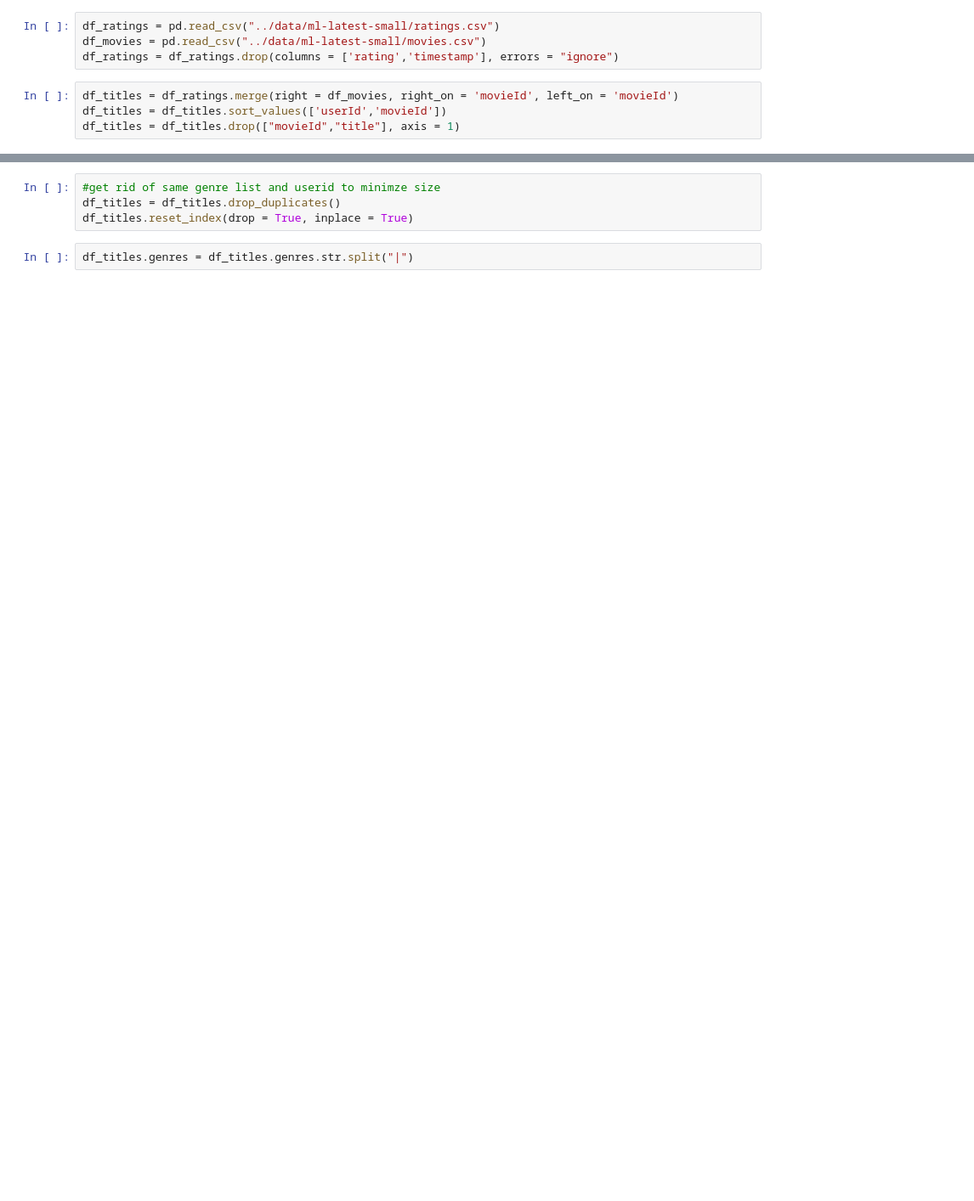
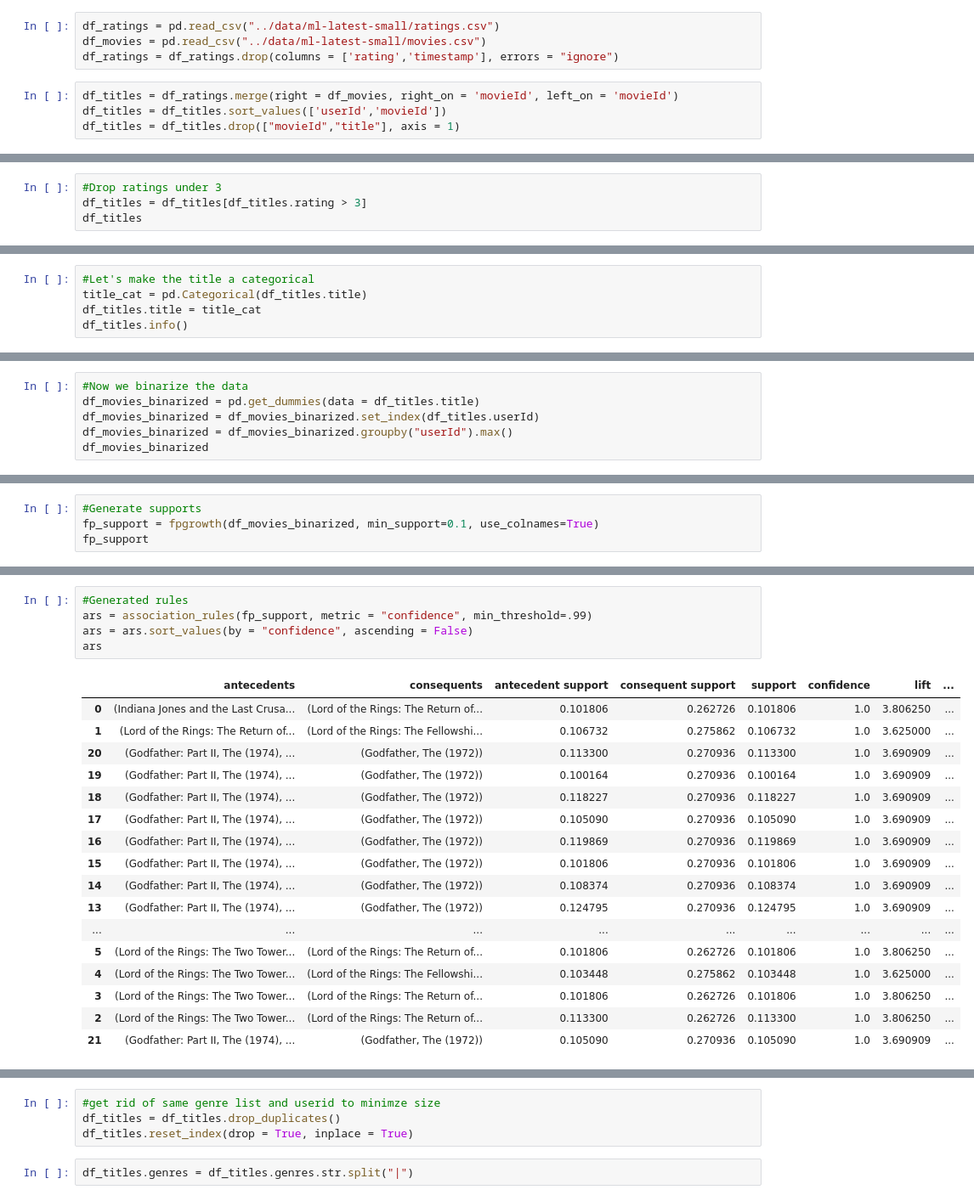
Before and after one commit to jaschaeff/DataMiningIntro, a Jupyter notebook: hw/hw1.ipynb, the cells around one changed output, grey strips where cells are left out. Shown: that part at 85% size. Cells and saved outputs as stored; diff of their text form; blank space fills up the shorter version.

```diff
--- a/hw/hw1.ipynb
+++ b/hw/hw1.ipynb
@@ -258,0 +526,4 @@ df_titles = df_titles.drop(["movieId","title"], axis = 1)
+# %%
+#Drop ratings under 3
+df_titles = df_titles[df_titles.rating > 3]
+df_titles
@@ -258,0 +544,5 @@ df_titles = df_titles.drop(["movieId","title"], axis = 1)
+# %%
+#Let's make the title a categorical
+title_cat = pd.Categorical(df_titles.title)
+df_titles.title = title_cat
+df_titles.info()
@@ -258,0 +564,6 @@ df_titles = df_titles.drop(["movieId","title"], axis = 1)
+# %%
+#Now we binarize the data
+df_movies_binarized = pd.get_dummies(data = df_titles.title)
+df_movies_binarized = df_movies_binarized.set_index(df_titles.userId)
+df_movies_binarized = df_movies_binarized.groupby("userId").max()
+df_movies_binarized
@@ -258,0 +585,4 @@ df_titles = df_titles.drop(["movieId","title"], axis = 1)
+# %%
+#Generate supports
+fp_support = fpgrowth(df_movies_binarized, min_support=0.1, use_colnames=True)
+fp_support
@@ -258,0 +603,23 @@ df_titles = df_titles.drop(["movieId","title"], axis = 1)
+# %%
+#Generated rules
+ars = association_rules(fp_support, metric = "confidence", min_threshold=.99)
+ars = ars.sort_values(by = "confidence", ascending = False)
+ars
+# %% [output]
+|  | antecedents | consequents | antecedent support | consequent support | support | confidence | lift | ... |
+| 0 | (Indiana Jones and the Last Crusa... | (Lord of the Rings: The Return of... | 0.101806 | 0.262726 | 0.101806 | 1.0 | 3.806250 | ... |
+| 1 | (Lord of the Rings: The Return of... | (Lord of the Rings: The Fellowshi... | 0.106732 | 0.275862 | 0.106732 | 1.0 | 3.625000 | ... |
+| 20 | (Godfather: Part II, The (1974), ... | (Godfather, The (1972)) | 0.113300 | 0.270936 | 0.113300 | 1.0 | 3.690909 | ... |
+| 19 | (Godfather: Part II, The (1974), ... | (Godfather, The (1972)) | 0.100164 | 0.270936 | 0.100164 | 1.0 | 3.690909 | ... |
+| 18 | (Godfather: Part II, The (1974), ... | (Godfather, The (1972)) | 0.118227 | 0.270936 | 0.118227 | 1.0 | 3.690909 | ... |
+| 17 | (Godfather: Part II, The (1974), ... | (Godfather, The (1972)) | 0.105090 | 0.270936 | 0.105090 | 1.0 | 3.690909 | ... |
+| 16 | (Godfather: Part II, The (1974), ... | (Godfather, The (1972)) | 0.119869 | 0.270936 | 0.119869 | 1.0 | 3.690909 | ... |
+| 15 | (Godfather: Part II, The (1974), ... | (Godfather, The (1972)) | 0.101806 | 0.270936 | 0.101806 | 1.0 | 3.690909 | ... |
+| 14 | (Godfather: Part II, The (1974), ... | (Godfather, The (1972)) | 0.108374 | 0.270936 | 0.108374 | 1.0 | 3.690909 | ... |
+| 13 | (Godfather: Part II, The (1974), ... | (Godfather, The (1972)) | 0.124795 | 0.270936 | 0.124795 | 1.0 | 3.690909 | ... |
+| ... | ... | ... | ... | ... | ... | ... | ... | ... |
+| 5 | (Lord of the Rings: The Two Tower... | (Lord of the Rings: The Return of... | 0.101806 | 0.262726 | 0.101806 | 1.0 | 3.806250 | ... |
+| 4 | (Lord of the Rings: The Two Tower... | (Lord of the Rings: The Fellowshi... | 0.103448 | 0.275862 | 0.103448 | 1.0 | 3.625000 | ... |
+| 3 | (Lord of the Rings: The Two Tower... | (Lord of the Rings: The Return of... | 0.101806 | 0.262726 | 0.101806 | 1.0 | 3.806250 | ... |
+| 2 | (Lord of the Rings: The Two Tower... | (Lord of the Rings: The Return of... | 0.113300 | 0.262726 | 0.113300 | 1.0 | 3.806250 | ... |
+| 21 | (Godfather: Part II, The (1974), ... | (Godfather, The (1972)) | 0.105090 | 0.270936 | 0.105090 | 1.0 | 3.690909 | ... |
```
Also changed, not shown: parts of 49 cells of this notebook.
